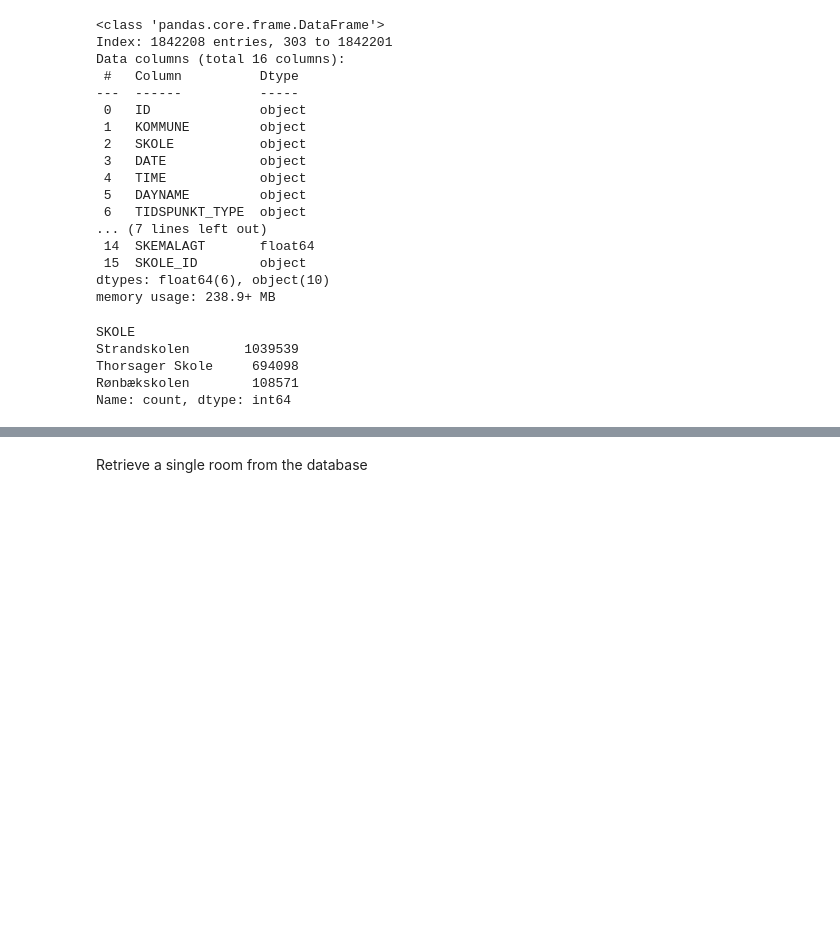
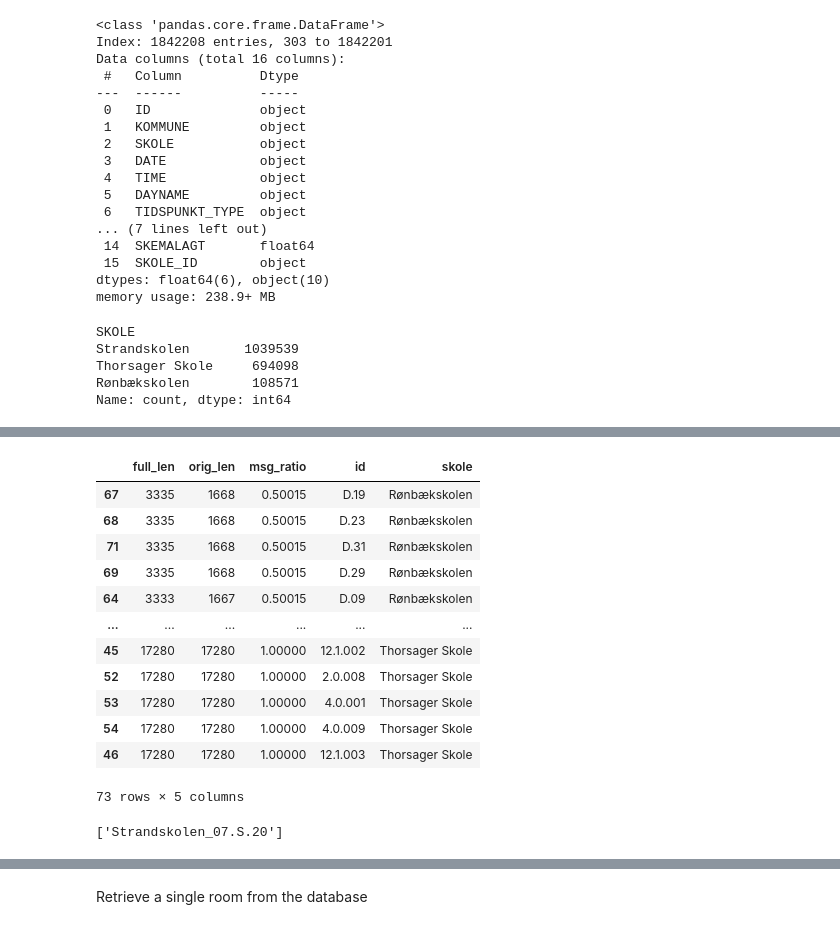
Before and after one commit to Enformanten/enformanten, a Jupyter notebook: ai/notebooks/model-flow.ipynb, the cells around one changed output, grey strips where cells are left out. Saved outputs shown, nothing was run; the diff lists cells and outputs as text; code cells hidden in the pictures; blank space fills up the shorter version.

```diff
--- a/ai/notebooks/model-flow.ipynb
+++ b/ai/notebooks/model-flow.ipynb
@@ -232,5 +256,5 @@ def add_missing_timeslots(df: pd.DataFrame, freq: str = "15T") -> pd.DataFrame:
 # %%
-ratios = pd.DataFrame([*add_missing_timeslots(dataf)]).sort_values("msg_ratio", ascending=False)
+ratios = add_missing_timeslots(dataf).sort_values("msg_ratio", ascending=True)
 # %%
 fig = (
     ratios
@@ -251,3 +277,23 @@ fig.update_layout(yaxis_title='Manglende tidsintervaller (%)', xaxis_title='Skol
 fig.update_yaxes(ticksuffix="%")
 # %% [output]
 [interactive output not drawn]
+# %%
+ratios.sort_values("msg_ratio", ascending=True)
+# %% [output]
+|  | full_len | orig_len | msg_ratio | id | skole |
+| 67 | 3335 | 1668 | 0.50015 | D.19 | Rønbækskolen |
+| 68 | 3335 | 1668 | 0.50015 | D.23 | Rønbækskolen |
+| 71 | 3335 | 1668 | 0.50015 | D.31 | Rønbækskolen |
+| 69 | 3335 | 1668 | 0.50015 | D.29 | Rønbækskolen |
+| 64 | 3333 | 1667 | 0.50015 | D.09 | Rønbækskolen |
+| ... | ... | ... | ... | ... | ... |
+| 45 | 17280 | 17280 | 1.00000 | 12.1.002 | Thorsager Skole |
+| 52 | 17280 | 17280 | 1.00000 | 2.0.008 | Thorsager Skole |
+| 53 | 17280 | 17280 | 1.00000 | 4.0.001 | Thorsager Skole |
+| 54 | 17280 | 17280 | 1.00000 | 4.0.009 | Thorsager Skole |
+| 46 | 17280 | 17280 | 1.00000 | 12.1.003 | Thorsager Skole |
+73 rows × 5 columns
+# %%
+[k for k in data.keys() if k.endswith("07.S.20")]
+# %% [output]
+['Strandskolen_07.S.20']
```
Also changed, not shown: parts of 5 cells of this notebook, 3 other files.
